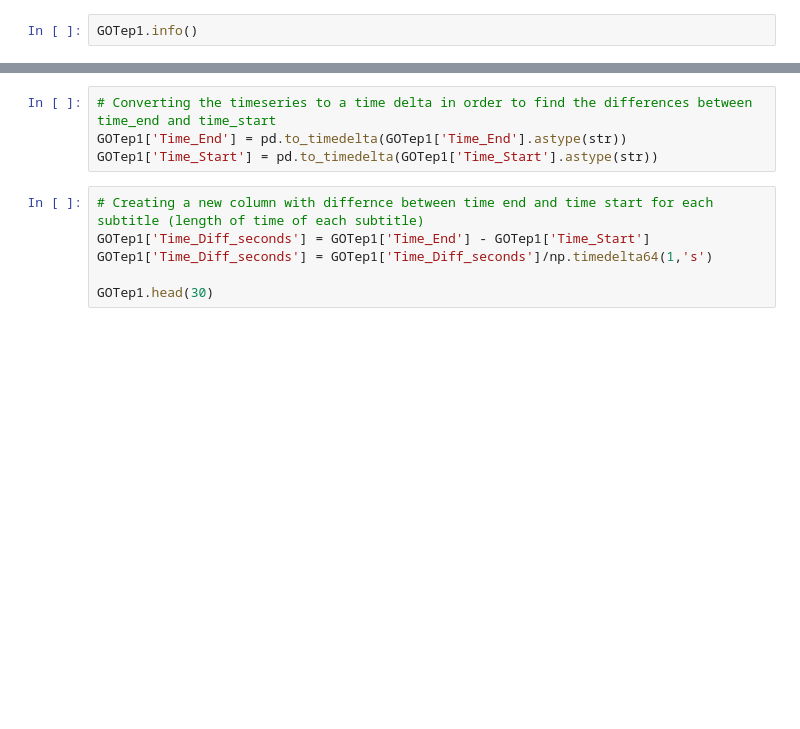
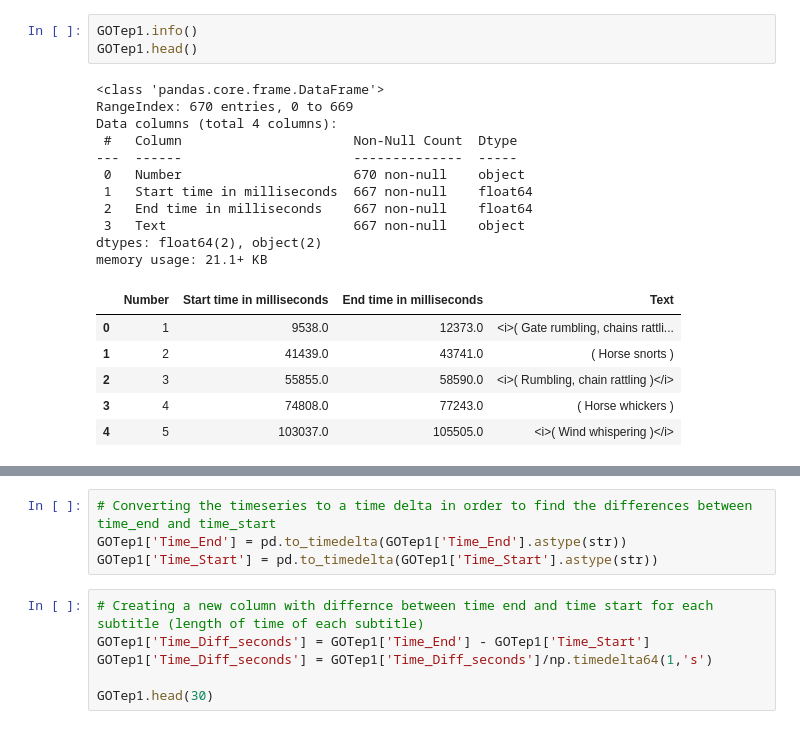
Before and after one commit to trong-shen/Game-of-Throne-Project, a Jupyter notebook: Subtitles.ipynb, the cells around one changed output, grey strips where cells are left out. Cells and saved outputs as stored; diff of their text form; blank space fills up the shorter version.

```diff
--- a/Subtitles.ipynb
+++ b/Subtitles.ipynb
@@ -7,5 +72,24 @@ import numpy as np
 # %%
 GOTep1.info()
+GOTep1.head()
+# %% [output]
+<class 'pandas.core.frame.DataFrame'>
+RangeIndex: 670 entries, 0 to 669
+Data columns (total 4 columns):
+ #   Column                      Non-Null Count  Dtype
+---  ------                      --------------  -----
+ 0   Number                      670 non-null    object
+ 1   Start time in milliseconds  667 non-null    float64
+ 2   End time in milliseconds    667 non-null    float64
+ 3   Text                        667 non-null    object
+dtypes: float64(2), object(2)
+memory usage: 21.1+ KB
+|  | Number | Start time in milliseconds | End time in milliseconds | Text |
+| 0 | 1 | 9538.0 | 12373.0 | <i>( Gate rumbling, chains rattli... |
+| 1 | 2 | 41439.0 | 43741.0 | ( Horse snorts ) |
+| 2 | 3 | 55855.0 | 58590.0 | <i>( Rumbling, chain rattling )</i> |
+| 3 | 4 | 74808.0 | 77243.0 | ( Horse whickers ) |
+| 4 | 5 | 103037.0 | 105505.0 | <i>( Wind whispering )</i> |
 # %%
 # Changing datetime format so it can be converted to a timedelta64 as a string (was getting error converting to timedelta without this step)
 GOTep1['Time_End'] = pd.to_datetime(GOTep1['Time_End'],format= '%H:%M:%S:%f' ).dt.time
```
Also changed, not shown: parts of 6 cells of this notebook.
